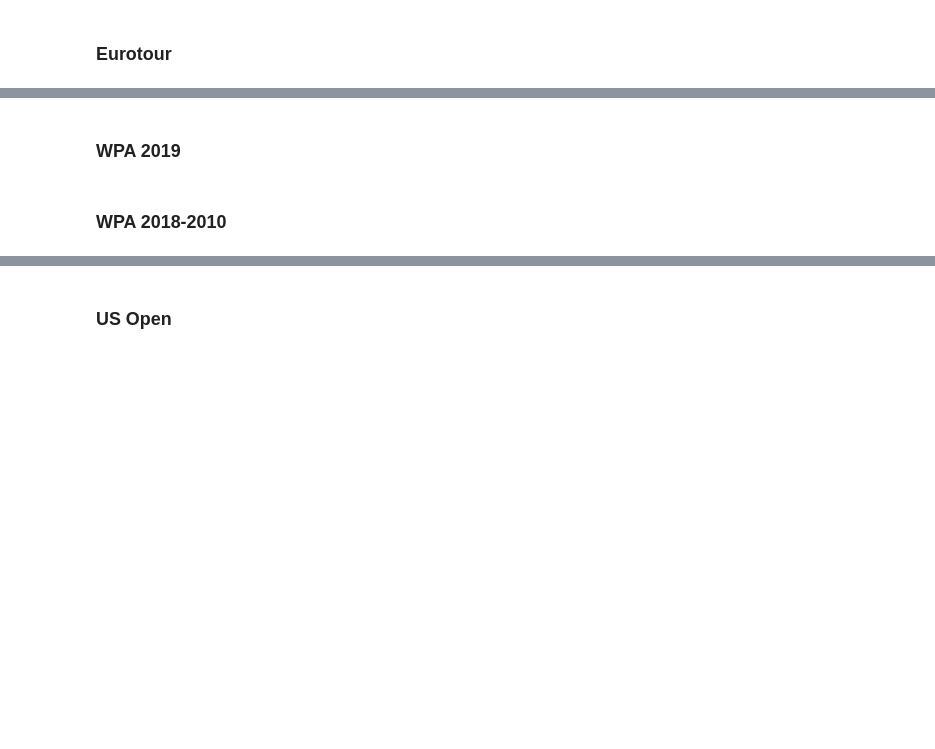
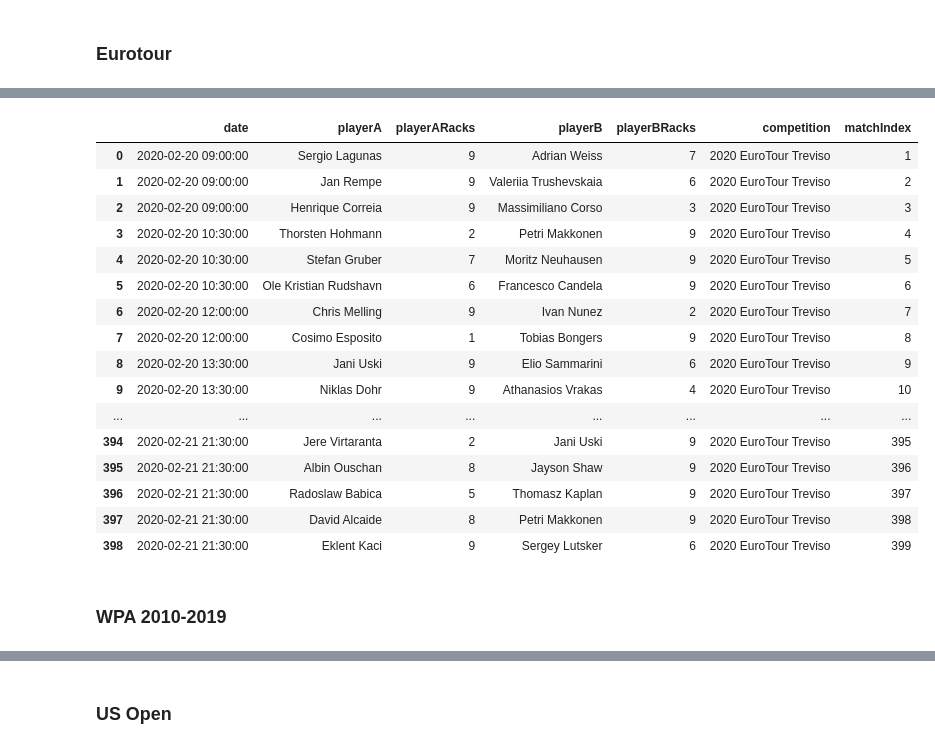
Before and after one commit to sethbilliau/SportsAnalytics, a Jupyter notebook: final/cuescoreScraper.ipynb, the cells around one changed output, grey strips where cells are left out. Cells and saved outputs as stored; diff of their text form; code cells hidden in the pictures; blank space fills up the shorter version.

Commit message:
added data

```diff
--- a/final/cuescoreScraper.ipynb
+++ b/final/cuescoreScraper.ipynb
@@ -821,2 +1058,51 @@ eurotour.date = pd.to_datetime(eurotour['date'])
+# %%
+url = 'https://en.wikipedia.org/wiki/2018_Veldhoven_Open'
+veld18 = eurotour_scraper_full(url, 2, datetime.datetime(2018, 8, 2), "2018 Veldhoven Open")
+eurotourwiki = pd.merge(eurotourwiki, veld18, on=["playerA", "playerB", "playerARacks",
+                                           "playerBRacks", 'date', 'matchIndex',
+                                          "competition"],
+                  how='outer')
+# %%
+url = 'https://en.wikipedia.org/wiki/2017_Portugal_Open'
+portugal17 = eurotour_scraper_full(url, 2, datetime.datetime(2017, 3, 30), "2017 Portugal Open")
+eurotourwiki = pd.merge(eurotourwiki, portugal17, on=["playerA", "playerB", "playerARacks",
+                                           "playerBRacks", 'date', 'matchIndex',
+                                          "competition"],
+                  how='outer')
+# %%
+url = 'https://en.wikipedia.org/wiki/2016_Albanian_Open'
+albanian16 = eurotour_scraper_full(url, 2, datetime.datetime(2016, 9, 4), "2016 Albanian Open")
+eurotourwiki = pd.merge(eurotourwiki, albanian16, on=["playerA", "playerB", "playerARacks",
+                                           "playerBRacks", 'date', 'matchIndex',
+                                          "competition"],
+                  how='outer')
+# %%
+url = 'https://en.wikipedia.org/wiki/2016_North_Cyprus_Open'
+cyprus16 = eurotour_scraper_full(url, 2, datetime.datetime(2016, 6, 2), "2016 North Cyprus Open")
+eurotourwiki = pd.merge(eurotourwiki, cyprus16, on=["playerA", "playerB", "playerARacks",
+                                           "playerBRacks", 'date', 'matchIndex',
+                                          "competition"],
+                  how='outer')
+# %%
+eurotourwiki
+# eurotourwiki.to_csv('data/eurotourFull.csv')
+# %% [output]
+|  | date | playerA | playerARacks | playerB | playerBRacks | competition | matchIndex |
+| 0 | 2020-02-20 09:00:00 | Sergio Lagunas | 9 | Adrian Weiss | 7 | 2020 EuroTour Treviso | 1 |
+| 1 | 2020-02-20 09:00:00 | Jan Rempe | 9 | Valeriia Trushevskaia | 6 | 2020 EuroTour Treviso | 2 |
+| 2 | 2020-02-20 09:00:00 | Henrique Correia | 9 | Massimiliano Corso | 3 | 2020 EuroTour Treviso | 3 |
+| 3 | 2020-02-20 10:30:00 | Thorsten Hohmann | 2 | Petri Makkonen | 9 | 2020 EuroTour Treviso | 4 |
+| 4 | 2020-02-20 10:30:00 | Stefan Gruber | 7 | Moritz Neuhausen | 9 | 2020 EuroTour Treviso | 5 |
+| 5 | 2020-02-20 10:30:00 | Ole Kristian Rudshavn | 6 | Francesco Candela | 9 | 2020 EuroTour Treviso | 6 |
+| 6 | 2020-02-20 12:00:00 | Chris Melling | 9 | Ivan Nunez | 2 | 2020 EuroTour Treviso | 7 |
+| 7 | 2020-02-20 12:00:00 | Cosimo Esposito | 1 | Tobias Bongers | 9 | 2020 EuroTour Treviso | 8 |
+| 8 | 2020-02-20 13:30:00 | Jani Uski | 9 | Elio Sammarini | 6 | 2020 EuroTour Treviso | 9 |
+| 9 | 2020-02-20 13:30:00 | Niklas Dohr | 9 | Athanasios Vrakas | 4 | 2020 EuroTour Treviso | 10 |
+| ... | ... | ... | ... | ... | ... | ... | ... |
+| 394 | 2020-02-21 21:30:00 | Jere Virtaranta | 2 | Jani Uski | 9 | 2020 EuroTour Treviso | 395 |
+| 395 | 2020-02-21 21:30:00 | Albin Ouschan | 8 | Jayson Shaw | 9 | 2020 EuroTour Treviso | 396 |
+| 396 | 2020-02-21 21:30:00 | Radoslaw Babica | 5 | Thomasz Kaplan | 9 | 2020 EuroTour Treviso | 397 |
+| 397 | 2020-02-21 21:30:00 | David Alcaide | 8 | Petri Makkonen | 9 | 2020 EuroTour Treviso | 398 |
+| 398 | 2020-02-21 21:30:00 | Eklent Kaci | 9 | Sergey Lutsker | 6 | 2020 EuroTour Treviso | 399 |
 # %% [markdown]
-### WPA 2019
+### WPA 2010-2019
@@ -835,3 +1109 @@ wpa.date = pd.to_datetime(wpa['date'])
-# %% [markdown]
-### WPA 2018-2010
 # %%
```
Also changed, not shown: parts of 36 cells of this notebook, 6 other files.
